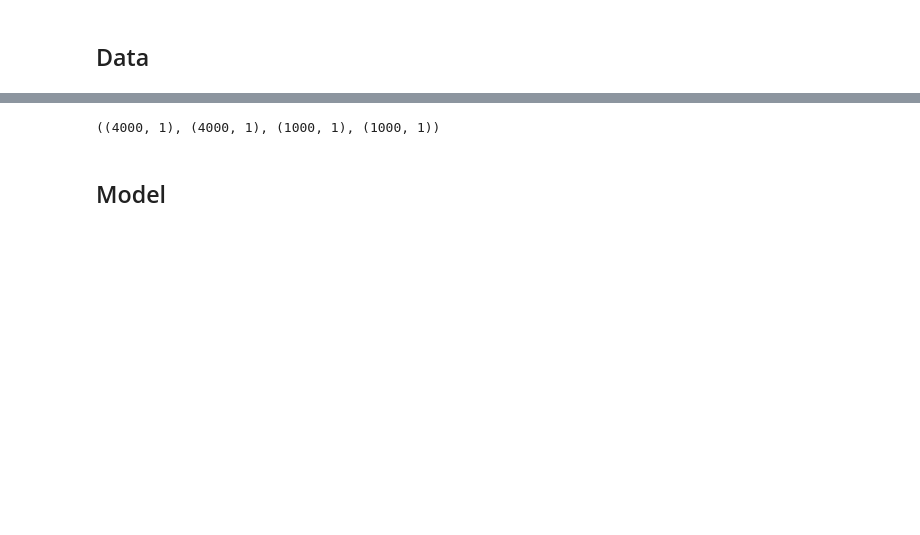
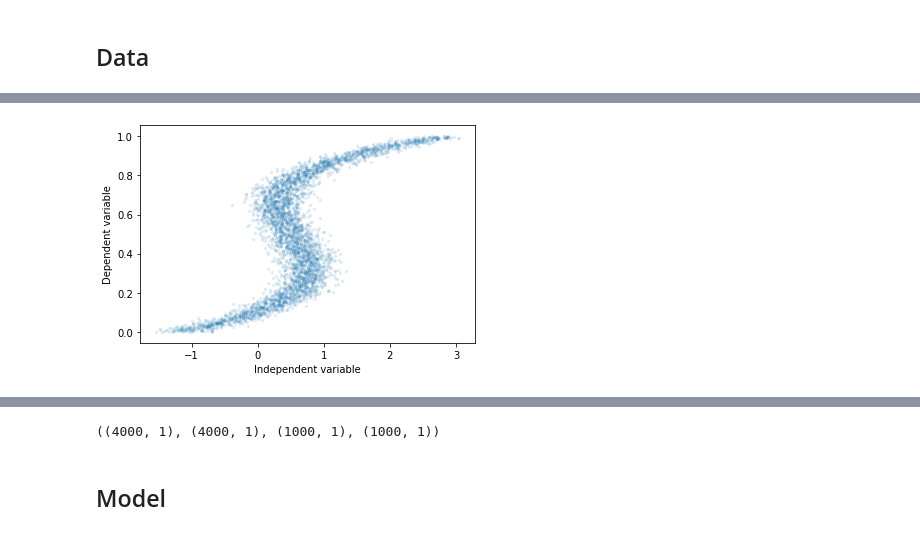
Before and after one commit to zhihanyang2022/bishop1995_notes, a Jupyter notebook: c6_error_functions/parameterized_conditional_density_estimator_demo.ipynb, the cells around one changed output, grey strips where cells are left out. Saved outputs shown, nothing was run; the diff lists cells and outputs as text; code cells hidden in the pictures; blank space fills up the shorter version.

```diff
--- a/c6_error_functions/parameterized_conditional_density_estimator_demo.ipynb
+++ b/c6_error_functions/parameterized_conditional_density_estimator_demo.ipynb
@@ -41,3 +46,9 @@ def train_test_split(xs, ys, train_prop):
     return (xs[train_idxs], ys[train_idxs]), (xs[valid_idxs], ys[valid_idxs])
 # %%
 (x_train, y_train), (x_valid, y_valid) = train_test_split(xs, ys, 0.8)
+# %%
+plt.scatter(x_train, y_train, s=5, alpha=0.1)
+plt.xlabel('Independent variable'); plt.ylabel('Dependent variable')
+plt.show()
+# %% [output]
+[figure, added]
```
Also changed, not shown: parts of 15 cells of this notebook, 4 other files.
